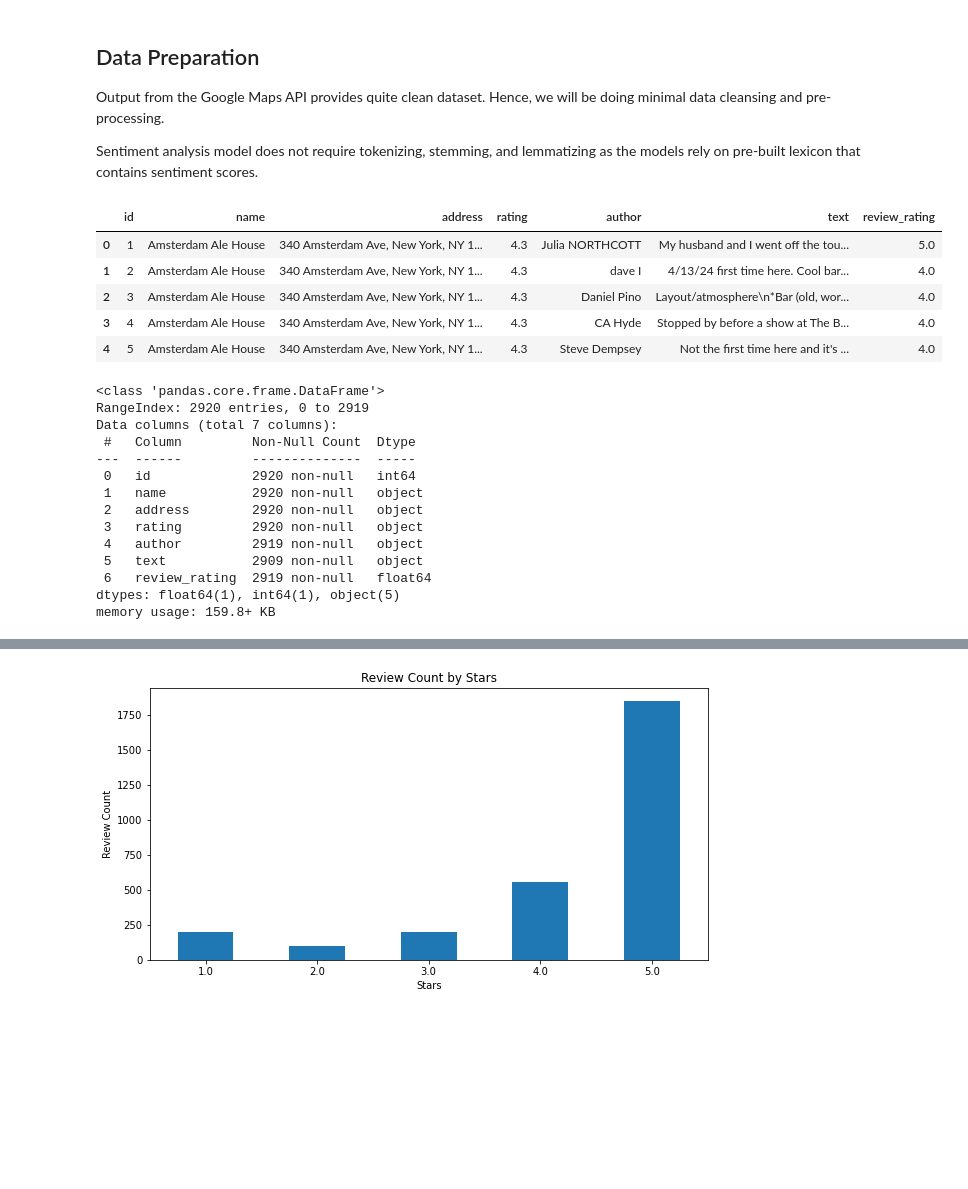
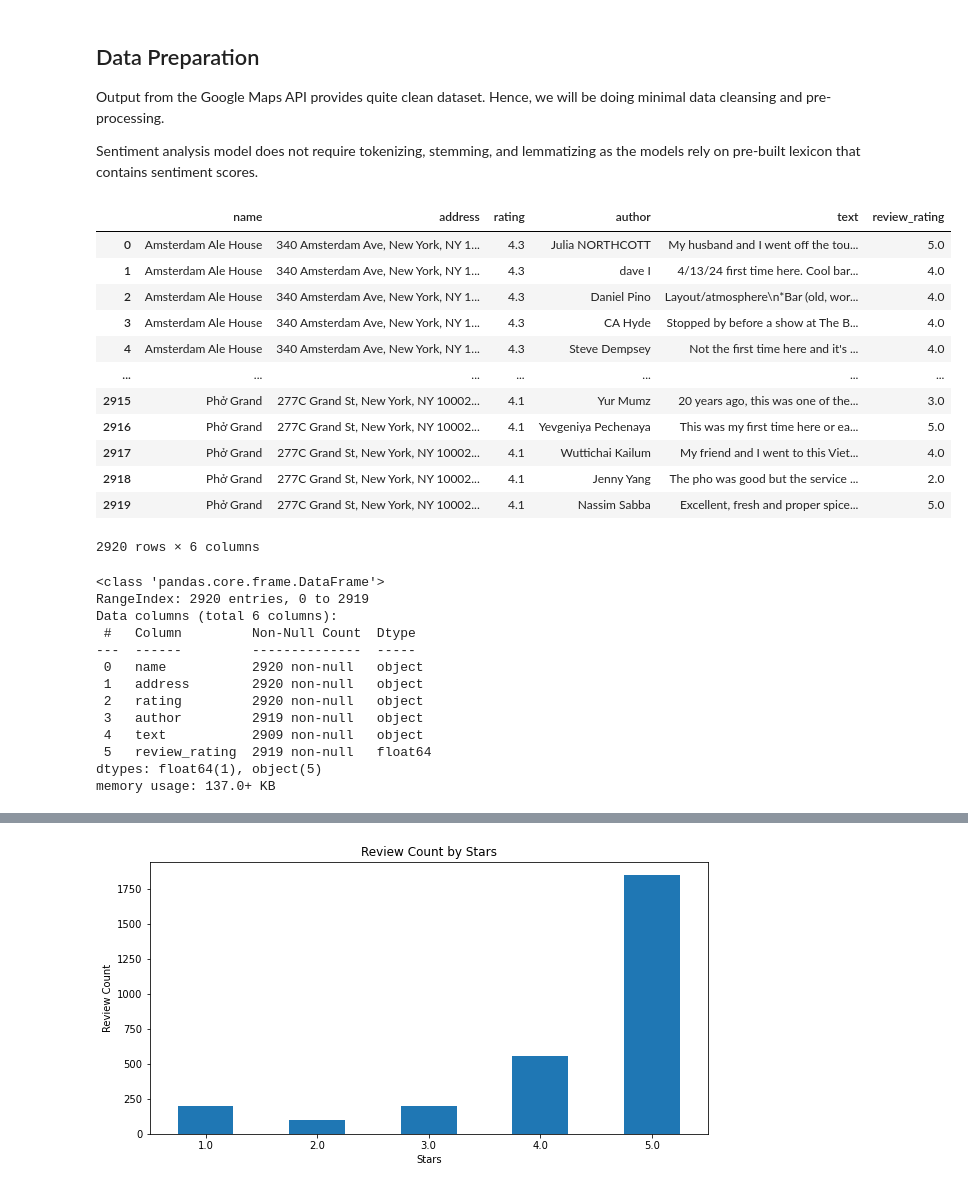
Before and after one commit to sangwon224/Recalibrated-Restaurant-Star-Rating-based-on-Sentiment-Analysis, a Jupyter notebook: Recalibrated Restaurant Rating.ipynb, the cells around one changed output, grey strips where cells are left out. Saved outputs shown, nothing was run; the diff lists cells and outputs as text; code cells hidden in the pictures; blank space fills up the shorter version.

Commit message:
df merge issue fixed

```diff
--- a/Recalibrated Restaurant Rating.ipynb
+++ b/Recalibrated Restaurant Rating.ipynb
@@ -64,49 +66,58 @@ Sentiment analysis model does not require tokenizing, stemming, and lemmatizing
 # %%
 # Merging all data files
 file_paths = ['data/NYC_Restaurants_Reviews.csv', 'data/NYC_Restaurants_Reviews_1.csv',
              'data/NYC_Restaurants_Reviews_2.csv', 'data/NYC_Restaurants_Reviews_3.csv',
              'data/NYC_Restaurants_Reviews_4.csv', 'data/NYC_Restaurants_Reviews_5.csv',
               'data/NYC_Restaurants_Reviews_6.csv', 'data/NYC_Restaurants_Reviews_7.csv',
               'data/NYC_Restaurants_Reviews_8.csv', 'data/NYC_Restaurants_Reviews_9.csv',
              'data/NYC_Restaurants_Reviews_10.csv', 'data/NYC_Restaurants_Reviews_11.csv']
 
 # Initialize an empty list to store DataFrames
 dfs = []
 
 # Iterate over each file path and read CSV into a DataFrame
 for file_path in file_paths:
     df = pd.read_csv(file_path)
     dfs.append(df)
 
 # Concatenate all DataFrames into a single DataFrame
 merged_df = pd.concat(dfs, ignore_index=True)
 
+# Drop original id column
+merged_df = merged_df.drop(columns=['id'])
+
 # Print the merged DataFrame
-merged_df.head()
+merged_df
 # %% [output]
-|  | id | name | address | rating | author | text | review_rating |
-| 0 | 1 | Amsterdam Ale House | 340 Amsterdam Ave, New York, NY 1... | 4.3 | Julia NORTHCOTT | My husband and I went off the tou... | 5.0 |
-| 1 | 2 | Amsterdam Ale House | 340 Amsterdam Ave, New York, NY 1... | 4.3 | dave I | 4/13/24 first time here. Cool bar... | 4.0 |
-| 2 | 3 | Amsterdam Ale House | 340 Amsterdam Ave, New York, NY 1... | 4.3 | Daniel Pino | Layout/atmosphere\n*Bar (old, wor... | 4.0 |
-| 3 | 4 | Amsterdam Ale House | 340 Amsterdam Ave, New York, NY 1... | 4.3 | CA Hyde | Stopped by before a show at The B... | 4.0 |
-| 4 | 5 | Amsterdam Ale House | 340 Amsterdam Ave, New York, NY 1... | 4.3 | Steve Dempsey | Not the first time here and it's ... | 4.0 |
+|  | name | address | rating | author | text | review_rating |
+| 0 | Amsterdam Ale House | 340 Amsterdam Ave, New York, NY 1... | 4.3 | Julia NORTHCOTT | My husband and I went off the tou... | 5.0 |
+| 1 | Amsterdam Ale House | 340 Amsterdam Ave, New York, NY 1... | 4.3 | dave I | 4/13/24 first time here. Cool bar... | 4.0 |
+| 2 | Amsterdam Ale House | 340 Amsterdam Ave, New York, NY 1... | 4.3 | Daniel Pino | Layout/atmosphere\n*Bar (old, wor... | 4.0 |
+| 3 | Amsterdam Ale House | 340 Amsterdam Ave, New York, NY 1... | 4.3 | CA Hyde | Stopped by before a show at The B... | 4.0 |
+| 4 | Amsterdam Ale House | 340 Amsterdam Ave, New York, NY 1... | 4.3 | Steve Dempsey | Not the first time here and it's ... | 4.0 |
+| ... | ... | ... | ... | ... | ... | ... |
+| 2915 | Phở Grand | 277C Grand St, New York, NY 10002... | 4.1 | Yur Mumz | 20 years ago, this was one of the... | 3.0 |
+| 2916 | Phở Grand | 277C Grand St, New York, NY 10002... | 4.1 | Yevgeniya Pechenaya | This was my first time here or ea... | 5.0 |
+| 2917 | Phở Grand | 277C Grand St, New York, NY 10002... | 4.1 | Wuttichai Kailum | My friend and I went to this Viet... | 4.0 |
+| 2918 | Phở Grand | 277C Grand St, New York, NY 10002... | 4.1 | Jenny Yang | The pho was good but the service ... | 2.0 |
+| 2919 | Phở Grand | 277C Grand St, New York, NY 10002... | 4.1 | Nassim Sabba | Excellent, fresh and proper spice... | 5.0 |
+2920 rows × 6 columns
 # %%
 merged_df.info()
 # %% [output]
 <class 'pandas.core.frame.DataFrame'>
 RangeIndex: 2920 entries, 0 to 2919
-Data columns (total 7 columns):
+Data columns (total 6 columns):
  #   Column         Non-Null Count  Dtype
 ---  ------         --------------  -----
- 0   id             2920 non-null   int64
- 1   name           2920 non-null   object
- 2   address        2920 non-null   object
- 3   rating         2920 non-null   object
- 4   author         2919 non-null   object
- 5   text           2909 non-null   object
- 6   review_rating  2919 non-null   float64
-dtypes: float64(1), int64(1), object(5)
-memory usage: 159.8+ KB
+ 0   name           2920 non-null   object
+ 1   address        2920 non-null   object
+ 2   rating         2920 non-null   object
+ 3   author         2919 non-null   object
+ 4   text           2909 non-null   object
+ 5   review_rating  2919 non-null   float64
+dtypes: float64(1), object(5)
+memory usage: 137.0+ KB
 # %%
 # Dropping null values
 merged_df = merged_df.dropna()
```
Also changed, not shown: parts of 16 cells of this notebook.
